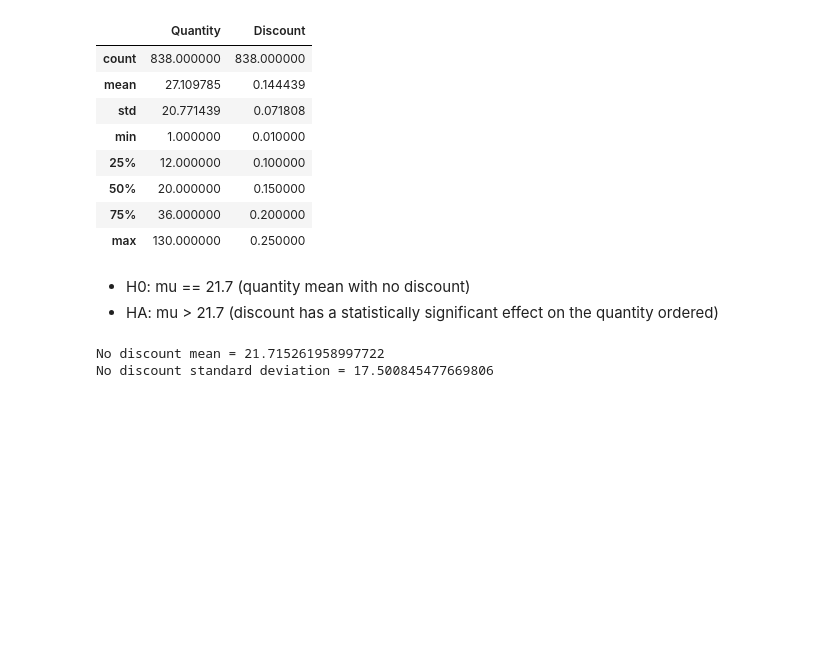
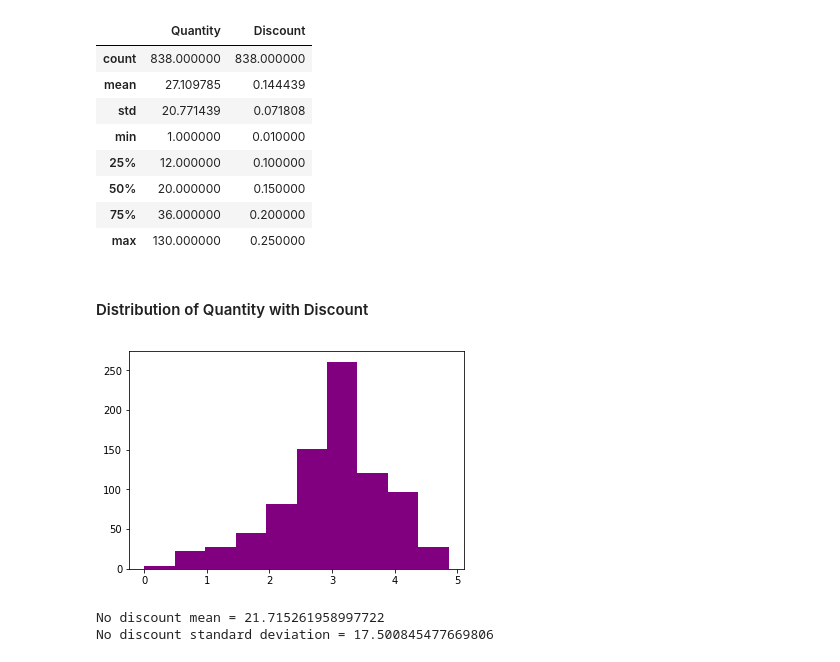
Before and after one commit to MagicMilly/dsc-2-final-project-online-ds-ft-100118, a Jupyter notebook: student.ipynb, the cells around one changed output. Saved outputs shown, nothing was run; the diff lists cells and outputs as text; code cells hidden in the pictures; blank space fills up the shorter version.

```diff
--- a/student.ipynb
+++ b/student.ipynb
@@ -273,9 +291,12 @@ yes_discount_df.describe()
 | 50% | 20.000000 | 0.150000 |
 | 75% | 36.000000 | 0.200000 |
 | max | 130.000000 | 0.250000 |
-# %% [markdown]
-* H0: mu == 21.7 (quantity mean with no discount)
-* HA: mu > 21.7 (discount has a statistically significant effect on the quantity ordered)
+# %% [markdown]
+#### Distribution of Quantity with Discount
+# %%
+plt.hist(np.log(yes_discount_df.Quantity), color='purple');
+# %% [output]
+[figure, added]
 # %%
 mu1 = no_discount_df['Quantity'].mean()
 std1 = no_discount_df['Quantity'].std(ddof=0)
```
Also changed, not shown: parts of 7 cells of this notebook.
